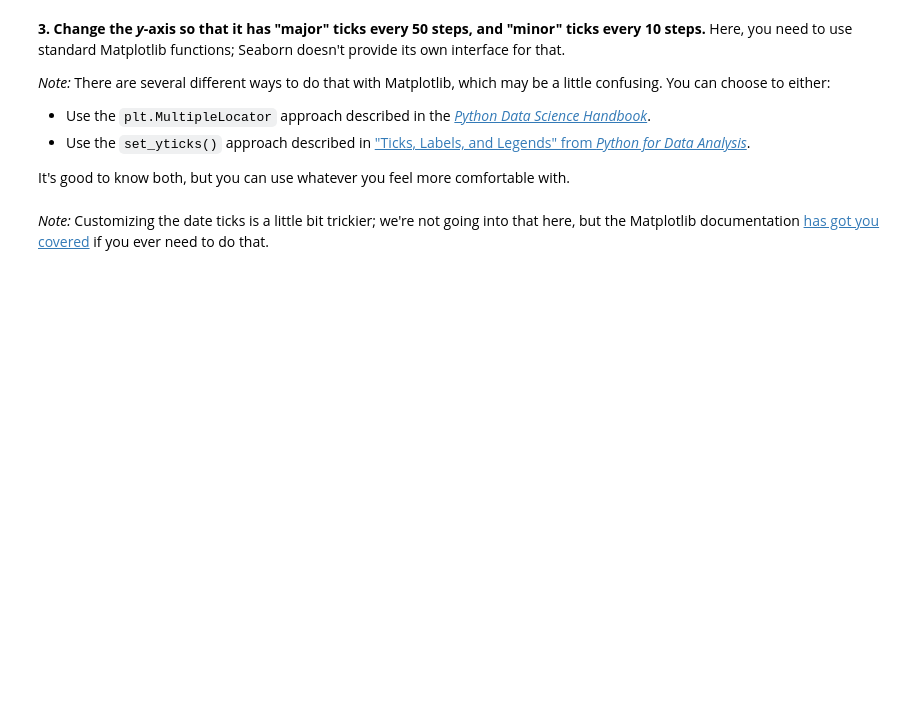
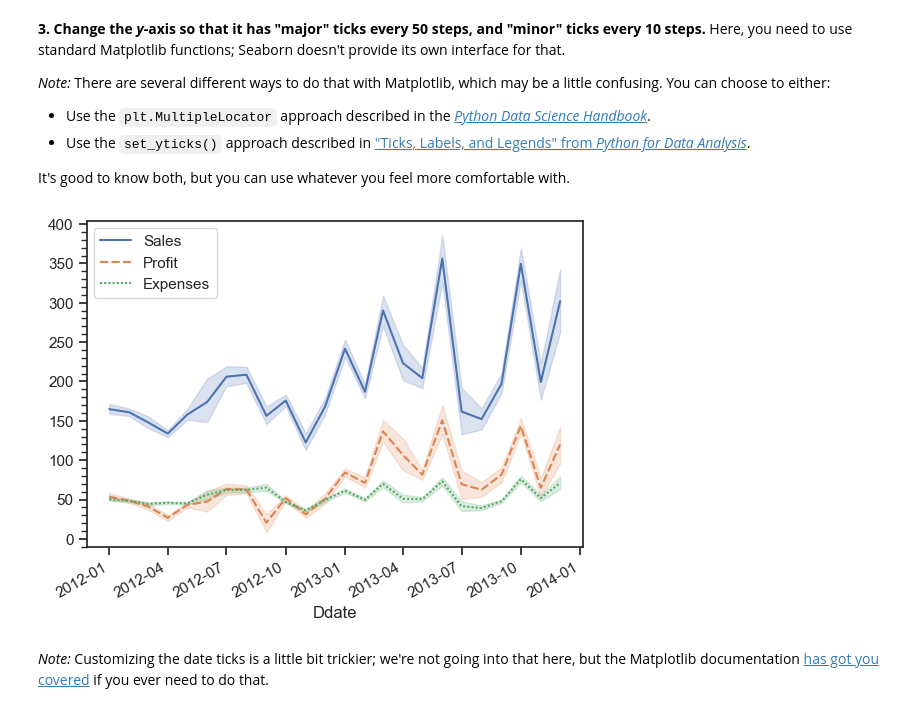
Before and after one commit to clementpickel/DSP_Assignement, a Jupyter notebook: Exercices/ex3/03_Seaborn_Continued.ipynb, the cells around one changed output. Cells and saved outputs as stored; diff of their text form; code cells hidden in the pictures; blank space fills up the shorter version.

```diff
--- a/Exercices/ex3/03_Seaborn_Continued.ipynb
+++ b/Exercices/ex3/03_Seaborn_Continued.ipynb
@@ -71,6 +81,14 @@ _Note:_ There are several different ways to do that with Matplotlib, which may b
 It's good to know both, but you can use whatever you feel more comfortable with.
 # %%
 # Your code here
+g = plot_coffee()
+ax = g.figure.axes[0]
+
+# Alternative 1:
+ax.yaxis.set_major_locator(plt.MultipleLocator(50))
+ax.yaxis.set_minor_locator(plt.MultipleLocator(10))
+# %% [output]
+[figure, added]
 # %% [markdown]
 _Note:_ Customizing the date ticks is a little bit trickier; we're not going into that here, but the Matplotlib documentation [has got you covered](https://matplotlib.org/3.5.1/gallery/text_labels_and_annotations/date.html) if you ever need to do that.
 # %% [markdown]
```
Also changed, not shown: parts of 4 cells of this notebook, 1 other file.
